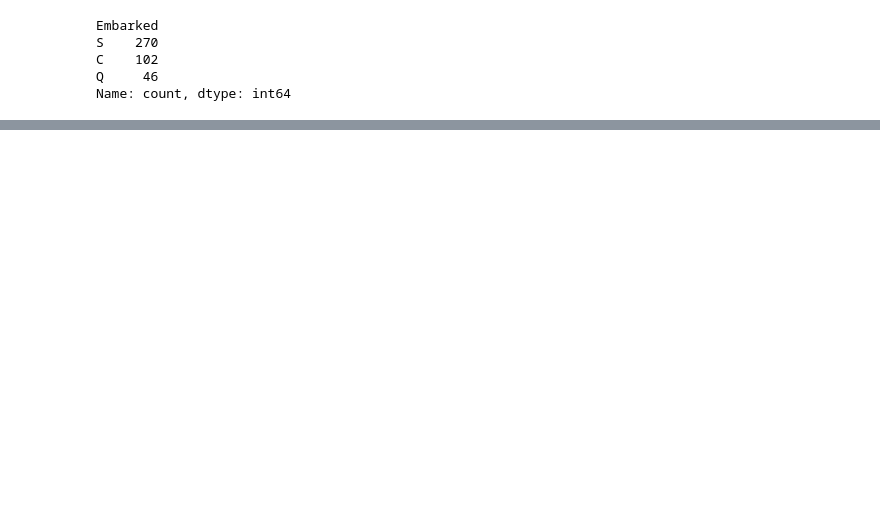
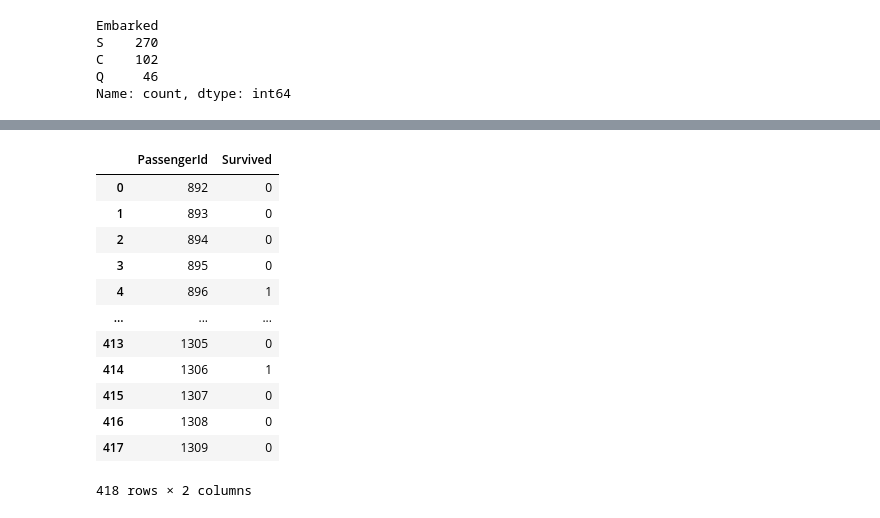
Before and after one commit to Yashwanth-Kumar-Kotla/Titanic_dataset, a Jupyter notebook: titanic/Titanic_survivor_prediction.ipynb, the cells around one changed output, grey strips where cells are left out. Drawn from its saved outputs; the diff is of its cells as text; code cells hidden in the pictures; blank space fills up the shorter version.

```diff
--- a/titanic/Titanic_survivor_prediction.ipynb
+++ b/titanic/Titanic_survivor_prediction.ipynb
@@ -127,7 +126,7 @@ Data columns (total 9 columns):
 dtypes: float64(2), int64(5), object(2)
 memory usage: 62.8+ KB
 # %%
-df = pd.get_dummies(df, columns = ['Embarked'], drop_first=True)
+df = pd.get_dummies(df, columns = ['Embarked'], drop_first=False)
 # %%
 df['Sex'] = df['Sex'].map({'male': 1, "female":0})
 # %%
@@ -252,4 +203,4 @@ df_test
 # %%
-df_test = pd.get_dummies(df_test, columns = ['Embarked'], drop_first=True)
+df_test = pd.get_dummies(df_test, columns = ['Embarked'], drop_first=False)
 # %%
 df_test["Sex"] = df_test["Sex"].map({"male":1, "female":0})
@@ -272,2 +207,5 @@ df_test
 # %%
 df_test = df_test.astype(int)
+# %%
+y_pred_test = grid_search.best_estimator_.predict(df_test)
+y_pred_test
@@ -273,0 +232,5 @@ df_test = df_test.astype(int)
+# %%
+Submission = pd.DataFrame({
+    "PassengerId": df_test["PassengerId"],
+    "Survived": y_pred_test
+})
@@ -273,0 +239,16 @@ df_test = df_test.astype(int)
+# %%
+Submission
+# %% [output]
+|  | PassengerId | Survived |
+| 0 | 892 | 0 |
+| 1 | 893 | 0 |
+| 2 | 894 | 0 |
+| 3 | 895 | 0 |
+| 4 | 896 | 1 |
+| ... | ... | ... |
+| 413 | 1305 | 0 |
+| 414 | 1306 | 1 |
+| 415 | 1307 | 0 |
+| 416 | 1308 | 0 |
+| 417 | 1309 | 0 |
+418 rows × 2 columns
```
Also changed, not shown: parts of 11 cells of this notebook.
